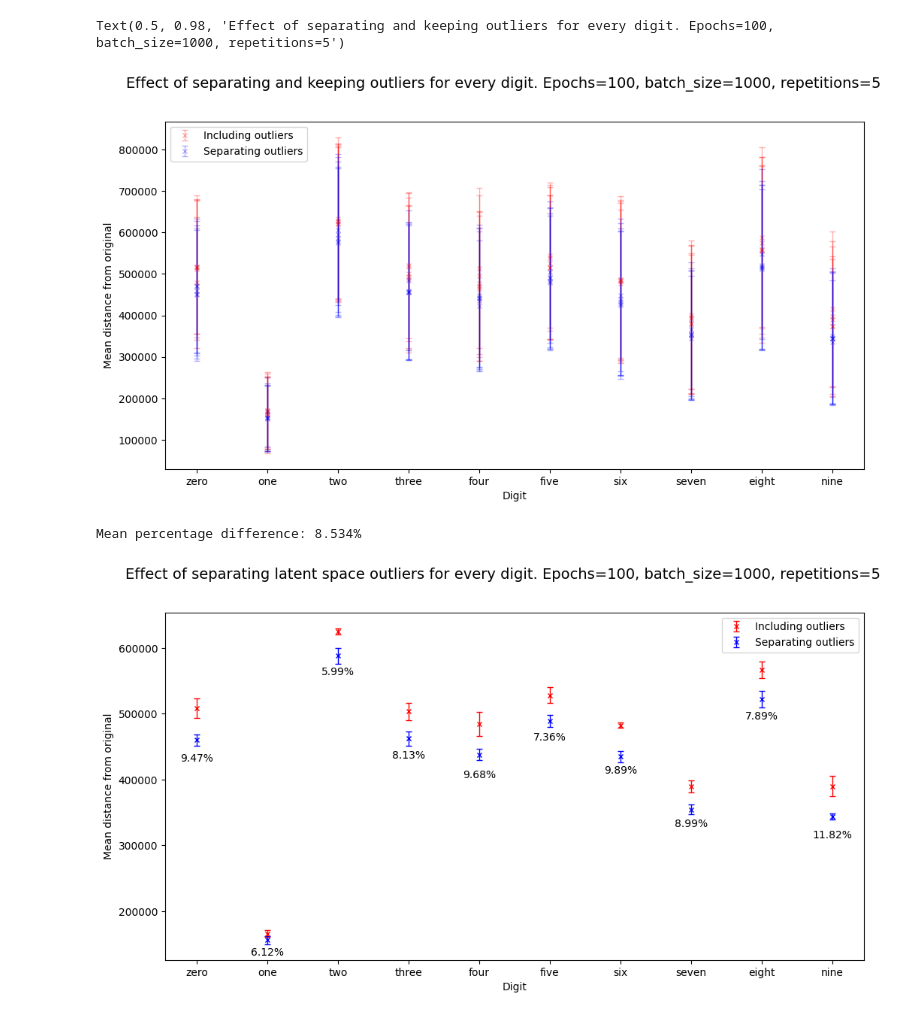
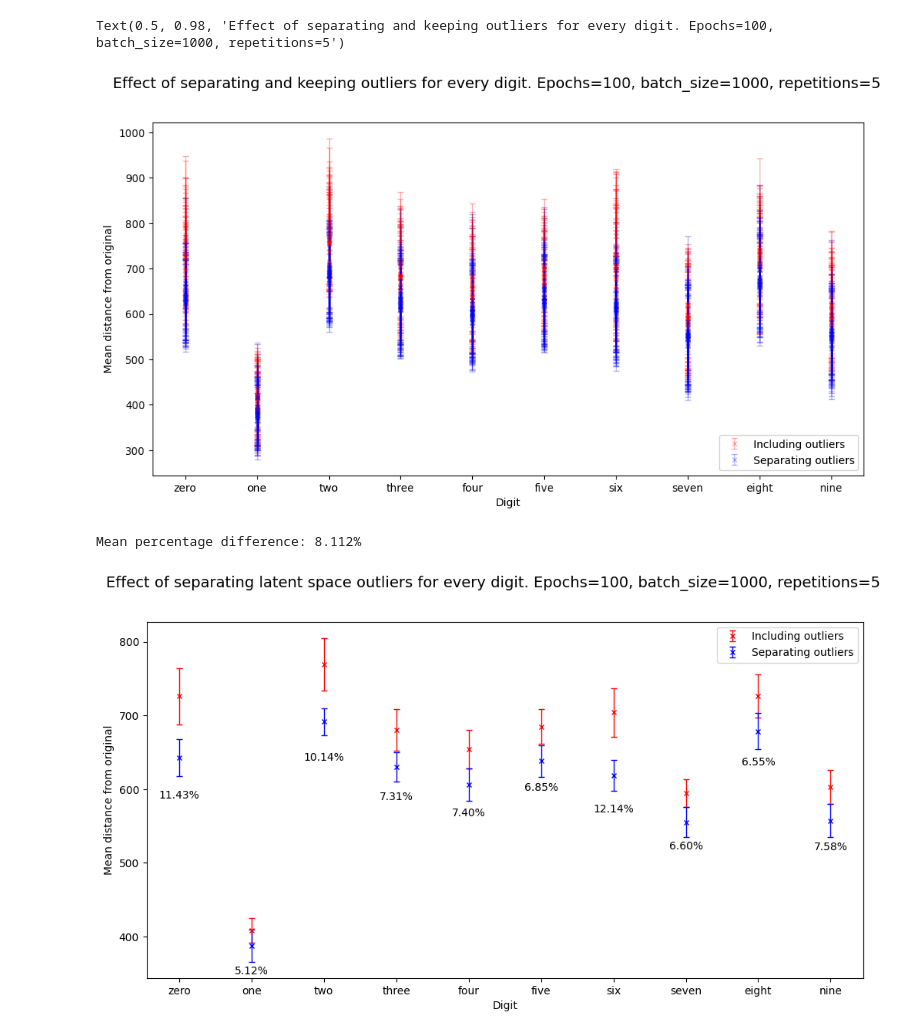
Before and after one commit to OscarrrFuentes/baler, a Jupyter notebook: workspaces/MNIST/testing/checking_latent_outlier_results.ipynb, the cells around one changed output. Cells and saved outputs as stored; diff of their text form; code cells hidden in the pictures.

Commit message:
Changes to check the outliers and the resulting runs

```diff
--- a/workspaces/MNIST/testing/checking_latent_outlier_results.ipynb
+++ b/workspaces/MNIST/testing/checking_latent_outlier_results.ipynb
@@ -53,5 +53,5 @@ Text(0.5, 0.98, 'Effect of separating outliers before training for every digit.
 # %%
-all_results = np.load("/gluster/home/ofrebato/baler/run_multiple_results/results.npz", allow_pickle=True)
+all_results = np.load("/gluster/home/ofrebato/baler/run_multiple_results/results_100.npz", allow_pickle=True)
 including = {key: all_results['including'][()][key] for key in all_results['including'][()]}
 separated = {key: all_results['separate'][()][key] for key in all_results['separate'][()]}
 # %%
@@ -71,33 +71,33 @@ ax.legend()
 fig.suptitle(f"Effect of separating and keeping outliers for every digit. Epochs={EPOCHS}, batch_size={BATCH_SIZE}, repetitions={REPETITIONS}", fontsize=14)
 # %% [output]
 Text(0.5, 0.98, 'Effect of separating and keeping outliers for every digit. Epochs=100, batch_size=1000, repetitions=5')
-[figure, old version]
+[figure, new version]
 # %%
 fig, ax = plt.subplots(figsize=(12, 6))
 start = True
 perc_diffs = []
 for key in including.keys():
     mean_including = np.mean(including[key][:,0])
     std_including = np.std(including[key][:,0])
     mean_separated = np.mean(separated[key][:,0])
     std_separated = np.std(separated[key][:,0])
     if start:
         ax.errorbar(key, mean_including, yerr=std_including, fmt="xr", markersize=5, capsize=3, elinewidth=1, label="Including outliers")
         ax.errorbar(key, mean_separated, yerr=std_separated, fmt="xb", markersize=5, capsize=3, elinewidth=1, label="Separating outliers")
         start = False
     else:
         ax.errorbar(key, np.mean(including[key][:,0]), yerr=np.std(including[key][:,0]), fmt="xr", markersize=5, capsize=3, elinewidth=1)
         ax.errorbar(key, np.mean(separated[key][:,0]), yerr=np.std(separated[key][:,0]), fmt="xb", markersize=5, capsize=3, elinewidth=1)
     perc_diff = (mean_including - mean_separated) * 100 / mean_including
     perc_diffs.append(perc_diff)
-    y_pos = min([mean_including, mean_separated]) - max([std_including, std_separated]) - 5000
+    y_pos = min([mean_including, mean_separated]) - max([std_including, std_separated]) - 5
     ax.text(key, y_pos, f"{perc_diff:.2f}%", ha="center", va="top")
 ax.set_xlabel("Digit")
 ax.set_ylabel("Mean distance from original")
 ax.legend()
 fig.suptitle(f"Effect of separating latent space outliers for every digit. Epochs={EPOCHS}, batch_size={BATCH_SIZE}, repetitions={REPETITIONS}", fontsize=14)
-plt.savefig("latent_outlier_mean_error_by_digit.png", dpi=600)
+# plt.savefig("latent_outlier_mean_error_by_digit.png", dpi=600)
 print(f"Mean percentage difference: {np.mean(perc_diffs):.3f}%")
 # %% [output]
-Mean percentage difference: 8.534%
+Mean percentage difference: 8.112%
-[figure, old version]
+[figure, new version]
```
Also changed, not shown: parts of 3 cells of this notebook, 2 other files.
